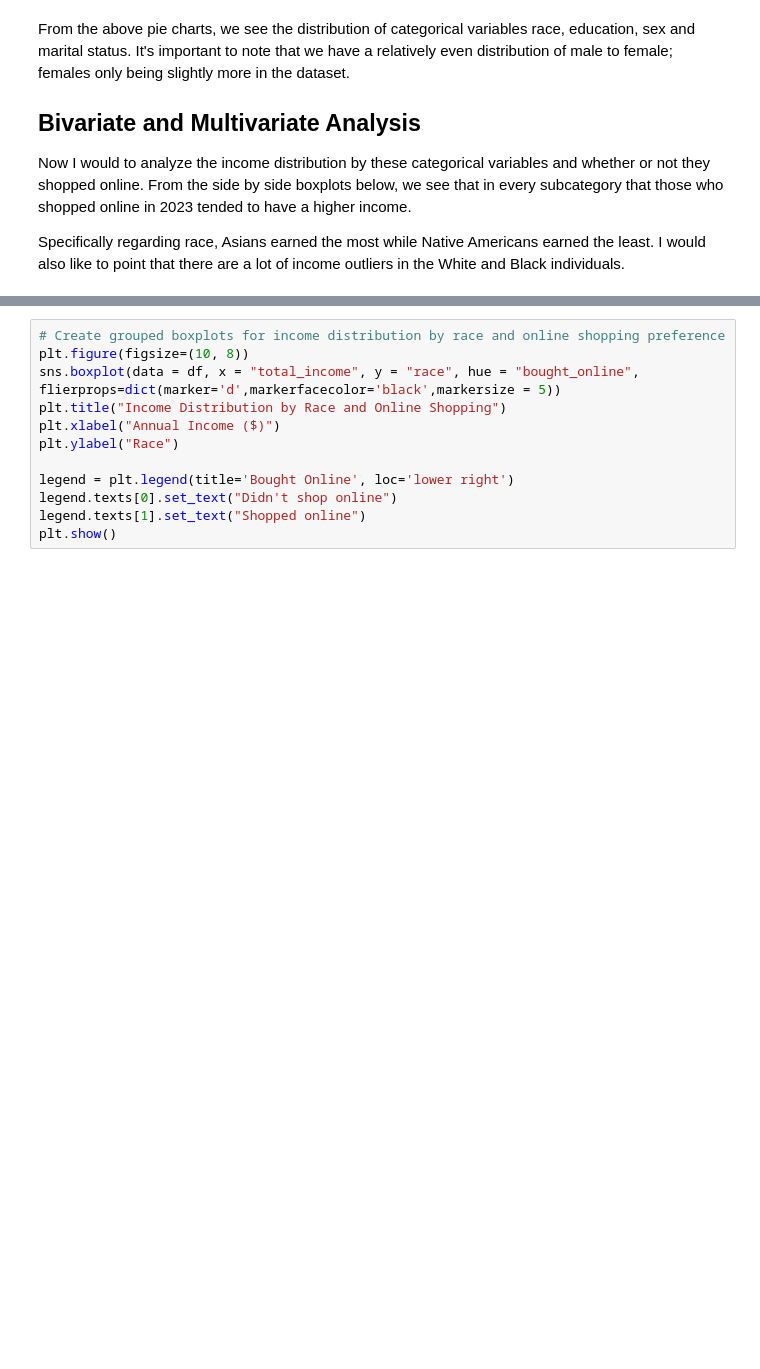
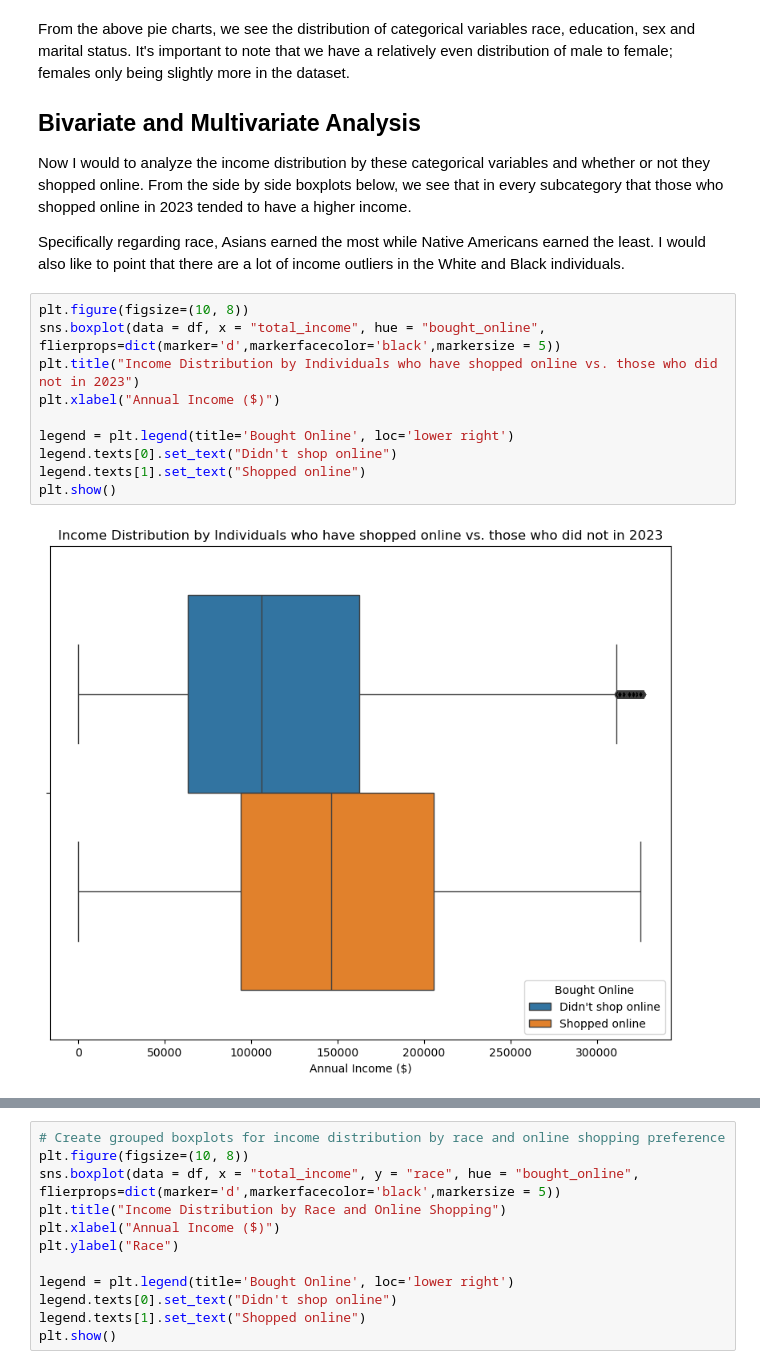
Before and after one commit to hungtran10/5000project-hungtran, a Jupyter notebook: technical-details/eda/main.ipynb, the cells around one changed output, grey strips where cells are left out. Drawn from its saved outputs; the diff is of its cells as text; blank space fills up the shorter version.

```diff
--- a/technical-details/eda/main.ipynb
+++ b/technical-details/eda/main.ipynb
@@ -202,3 +203,15 @@ From the above pie charts, we see the distribution of categorical variables race
 Now I would to analyze the income distribution by these categorical variables and whether or not they shopped online. From the side by side boxplots below, we see that in every subcategory that those who shopped online in 2023 tended to have a higher income.
 
 Specifically regarding race, Asians earned the most while Native Americans earned the least. I would also like to point that there are a lot of income outliers in the White and Black individuals.
+# %%
+plt.figure(figsize=(10, 8))
+sns.boxplot(data = df, x = "total_income", hue = "bought_online", flierprops=dict(marker='d',markerfacecolor='black',markersize = 5))
+plt.title("Income Distribution by Individuals who have shopped online vs. those who did not in 2023")
+plt.xlabel("Annual Income ($)")
+
+legend = plt.legend(title='Bought Online', loc='lower right')
+legend.texts[0].set_text("Didn't shop online")
+legend.texts[1].set_text("Shopped online")
+plt.show()
+# %% [output]
+[figure, added]
```
Also changed, not shown: parts of 13 cells of this notebook, 15 other files.
